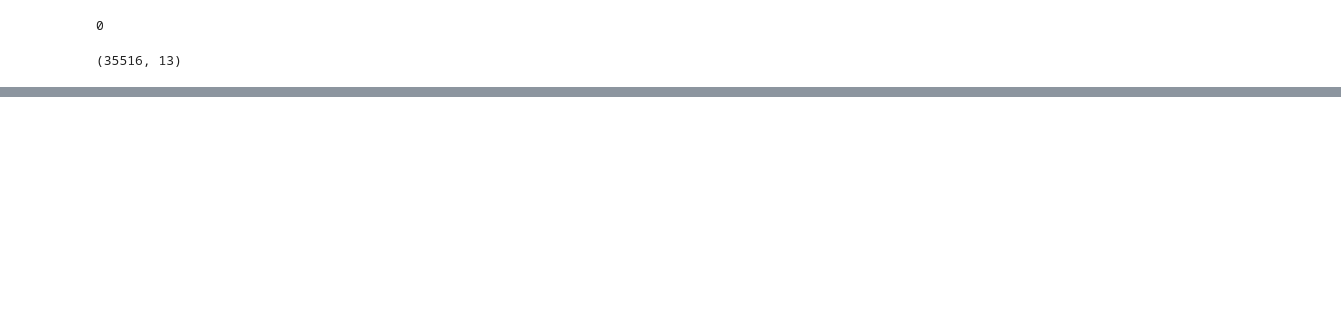
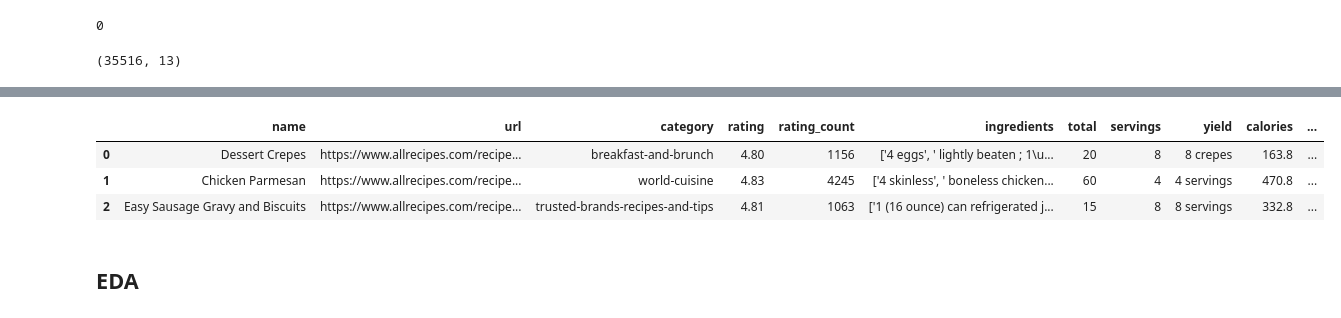
Before and after one commit to Hanadi-am/Personalized_Recipe_Recommender, a Jupyter notebook: src/Recipe.ipynb, the cells around one changed output, grey strips where cells are left out. Drawn from its saved outputs; the diff is of its cells as text; code cells hidden in the pictures; blank space fills up the shorter version.

Commit message:
clean update

```diff
--- a/src/Recipe.ipynb
+++ b/src/Recipe.ipynb
@@ -187,6 +220,6 @@ Recipe.describe()
 searchfor = ['pork', 'wine', 'beer', 'alcohol']
 Recipe = Recipe[~Recipe.ingredients.str.contains('|'.join(searchfor))]
 # %%
-### change ingredients sepration from ; to , & seprate them into ''
-Recipe['ingredients'] = Recipe['ingredients'].str.replace(" ; ", "','")
-Recipe.update("['" + Recipe["ingredients"].astype(str) + "']")
+### Convert the ingredients column to a list
+Recipe['ingredients'] = Recipe['ingredients'].str.strip('()').str.split(',')
+Recipe.sample(2)
@@ -666,0 +660,8 @@ SyntaxError: invalid syntax (<unknown>, line 1)
+# %%
+###Take a look after cleaning
+Recipe.head(3)
+# %% [output]
+|  | name | url | category | rating | rating_count | ingredients | total | servings | yield | calories | ... |
+| 0 | Dessert Crepes | https://www.allrecipes.com/recipe... | breakfast-and-brunch | 4.80 | 1156 | ['4 eggs', ' lightly beaten ; 1\u... | 20 | 8 | 8 crepes | 163.8 | ... |
+| 1 | Chicken Parmesan | https://www.allrecipes.com/recipe... | world-cuisine | 4.83 | 4245 | ['4 skinless', ' boneless chicken... | 60 | 4 | 4 servings | 470.8 | ... |
+| 2 | Easy Sausage Gravy and Biscuits | https://www.allrecipes.com/recipe... | trusted-brands-recipes-and-tips | 4.81 | 1063 | ['1 (16 ounce) can refrigerated j... | 15 | 8 | 8 servings | 332.8 | ... |
@@ -666,0 +671,2 @@ SyntaxError: invalid syntax (<unknown>, line 1)
+# %% [markdown]
+## EDA
```
Also changed, not shown: parts of 36 cells of this notebook, 3 other files.
